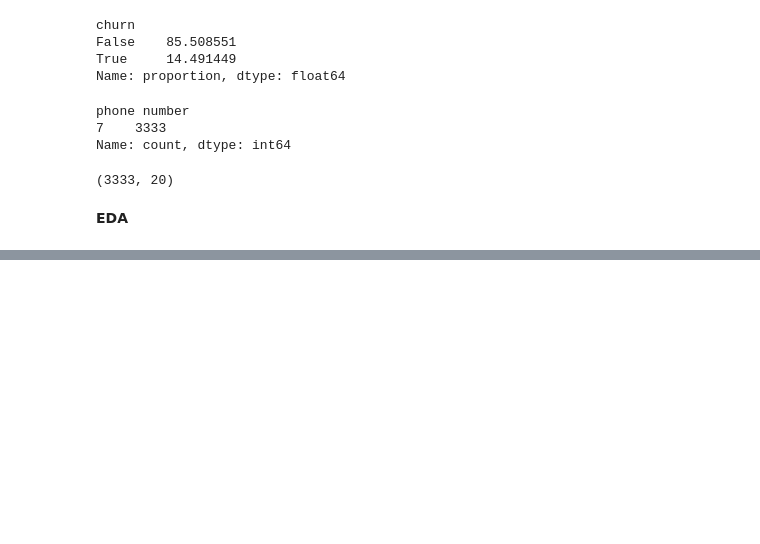
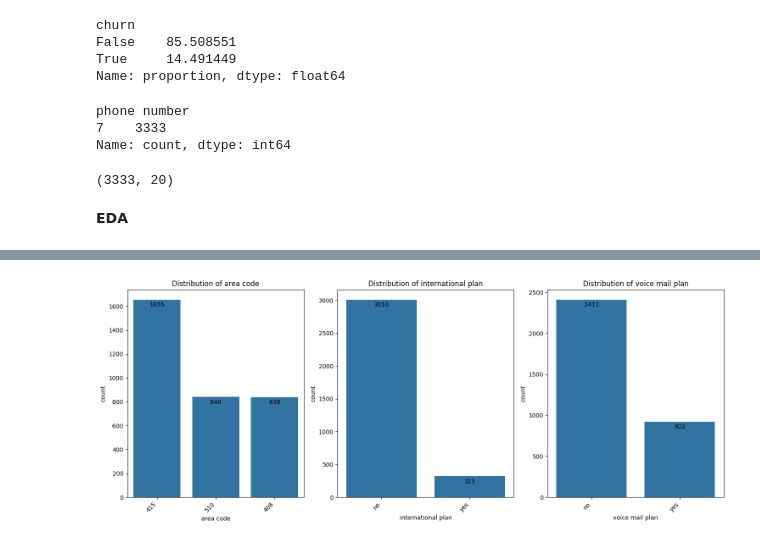
Before and after one commit to himani26/DSLearnings, a Jupyter notebook: EndtoEndMLChurnProject.ipynb, the cells around one changed output, grey strips where cells are left out. Cells and saved outputs as stored; diff of their text form; code cells hidden in the pictures; blank space fills up the shorter version.

```diff
--- a/EndtoEndMLChurnProject.ipynb
+++ b/EndtoEndMLChurnProject.ipynb
@@ -212,0 +274,27 @@ df.shape
+# %%
+#checking the categorical distribution
+categorical_features = df.select_dtypes(include='object')
+categorical_features.drop(columns='state',inplace=True)
+# %%
+fig, axs = plt.subplots(1, 3, figsize=(15, 6))
+axs = axs.flatten()
+# palette = sns.color_palette("Set2")
+for i, feature in enumerate(categorical_features[:10]):
+    plot = sns.countplot(x=df[feature], ax=axs[i], order=df[feature].value_counts().index)
+
+    for p in plot.patches:
+        plot.annotate(format(p.get_height(), '.0f'),
+                      (p.get_x() + p.get_width() / 2., p.get_height()),
+                      ha = 'center', va = 'center',
+                      xytext = (0, -9), textcoords = 'offset points')
+
+    axs[i].set_title(f'Distribution of {feature}')
+    axs[i].set_xticklabels(axs[i].get_xticklabels(), rotation=45, horizontalalignment='right')
+
+for j in range(i + 1, len(axs)):
+    fig.delaxes(axs[j])
+
+plt.tight_layout()
+plt.show()
+# %% [output]
+[figure, added]
```
Also changed, not shown: parts of 17 cells of this notebook.
